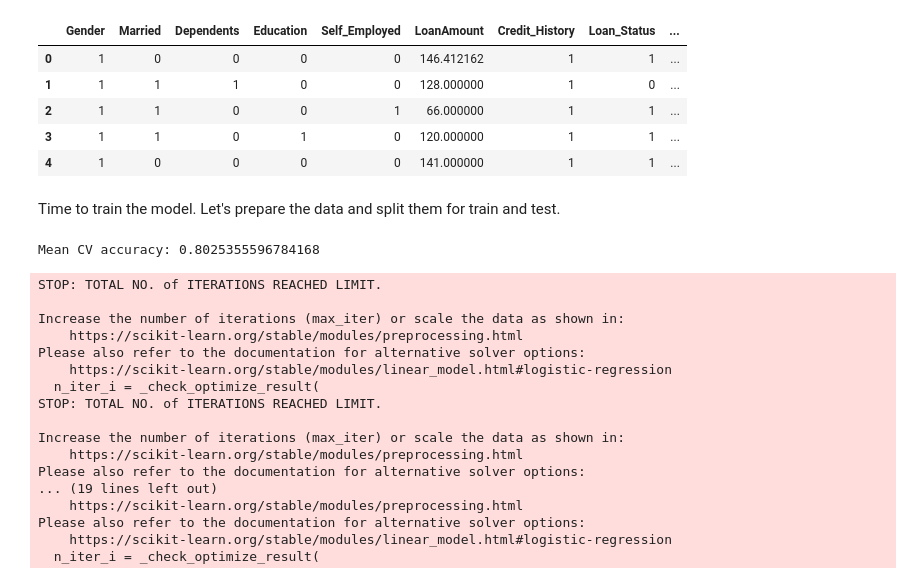
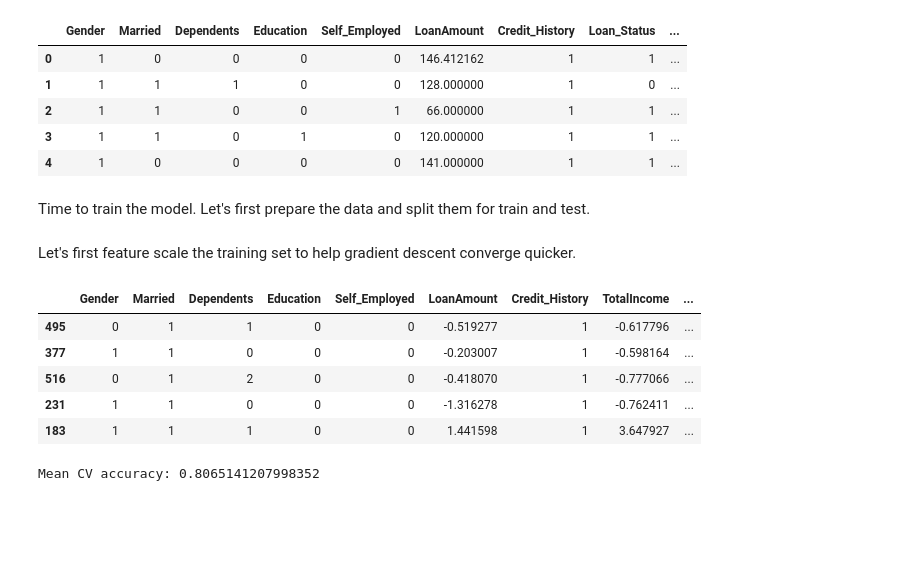
Before and after one commit to LoneCoder21/Loan-Eligibility, a Jupyter notebook: loaneligibility.ipynb, the cells around one changed output. Saved outputs shown, nothing was run; the diff lists cells and outputs as text; code cells hidden in the pictures; blank space fills up the shorter version.

Commit message:
do feature scaling on the dataset to improve the model convergence

```diff
--- a/loaneligibility.ipynb
+++ b/loaneligibility.ipynb
@@ -376,35 +385,35 @@ data.head()
 | 3 | 1 | 1 | 0 | 1 | 0 | 120.000000 | 1 | 1 | ... |
 | 4 | 1 | 0 | 0 | 0 | 0 | 141.000000 | 1 | 1 | ... |
 # %% [markdown]
-Time to train the model. Let's prepare the data and split them for train and test.
+Time to train the model. Let's first prepare the data and split them for train and test.
 # %%
 X = data.drop('Loan_Status', axis=1)  # features without the label
 y = data['Loan_Status']  # The target Label
 
 X_train, X_test, y_train, y_test = train_test_split(X, y, test_size=0.2) # split data to train and test
+# %% [markdown]
+Let's first feature scale the training set to help gradient descent converge quicker.
+# %%
+scaler = StandardScaler()
+
+standard_features = ['LoanAmount', 'TotalIncome', 'Income_Loan_Ratio']
+X_train[standard_features] = scaler.fit_transform(X_train[standard_features]) # scale these features and put them in X_train
+X_test[standard_features] = scaler.transform(X_test[standard_features]) # also transform the testing set but dont fit on the test set
+
+X_train.head() # show scaled features
+# %% [output]
+|  | Gender | Married | Dependents | Education | Self_Employed | LoanAmount | Credit_History | TotalIncome | ... |
+| 495 | 0 | 1 | 1 | 0 | 0 | -0.519277 | 1 | -0.617796 | ... |
+| 377 | 1 | 1 | 0 | 0 | 0 | -0.203007 | 1 | -0.598164 | ... |
+| 516 | 0 | 1 | 2 | 0 | 0 | -0.418070 | 1 | -0.777066 | ... |
+| 231 | 1 | 1 | 0 | 0 | 0 | -1.316278 | 1 | -0.762411 | ... |
+| 183 | 1 | 1 | 1 | 0 | 0 | 1.441598 | 1 | 3.647927 | ... |
 # %%
 model = LogisticRegression()
 scores = cross_val_score(model, X_train, y_train, cv=5) # 5 fold cross-validation
 print("Mean CV accuracy:", scores.mean())
 # %% [output]
-Mean CV accuracy: 0.8025355596784168
+Mean CV accuracy: 0.8065141207998352
-STOP: TOTAL NO. of ITERATIONS REACHED LIMIT.
-
-Increase the number of iterations (max_iter) or scale the data as shown in:
-    https://scikit-learn.org/stable/modules/preprocessing.html
-Please also refer to the documentation for alternative solver options:
-    https://scikit-learn.org/stable/modules/linear_model.html#logistic-regression
-  n_iter_i = _check_optimize_result(
-STOP: TOTAL NO. of ITERATIONS REACHED LIMIT.
-
-Increase the number of iterations (max_iter) or scale the data as shown in:
-    https://scikit-learn.org/stable/modules/preprocessing.html
-Please also refer to the documentation for alternative solver options:
-... (19 lines left out)
-    https://scikit-learn.org/stable/modules/preprocessing.html
-Please also refer to the documentation for alternative solver options:
-    https://scikit-learn.org/stable/modules/linear_model.html#logistic-regression
-  n_iter_i = _check_optimize_result(
 # %%
 model = LogisticRegression()
 model.fit(X_train, y_train) # now fit the entire training set
```
Also changed, not shown: parts of 6 cells of this notebook.
